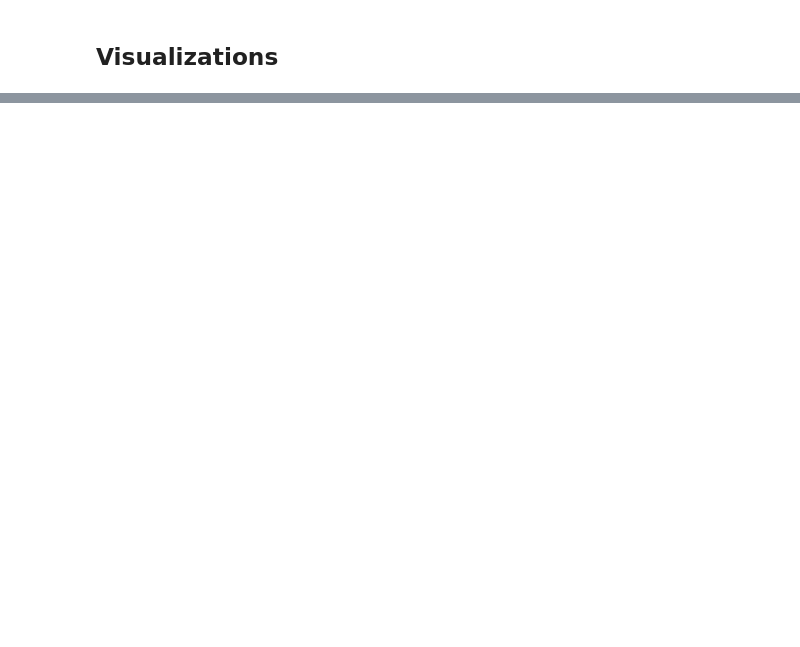
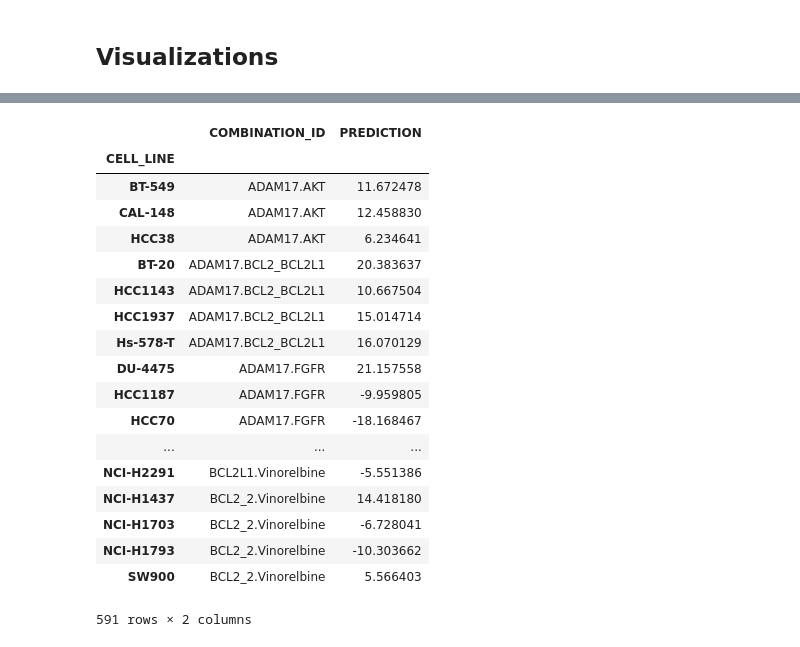
Before and after one commit to joycex99/drug-synergy-modeling, a Jupyter notebook: clustering.ipynb, the cells around one changed output, grey strips where cells are left out. Drawn from its saved outputs; the diff is of its cells as text; code cells hidden in the pictures; blank space fills up the shorter version.

```diff
--- a/clustering.ipynb
+++ b/clustering.ipynb
@@ -422,0 +638,30 @@ plt.show()
+# %%
+sub_Xpd = base_df #pd.get_dummies(base_df, columns=['CELL_LINE', 'COMPOUND_A', 'COMPOUND_B'])
+value_convert(sub_Xpd, ['CELL_LINE', 'COMPOUND_A', 'COMPOUND_B'])
+sub_Xvals = sub_Xpd.values
+# %%
+sub_pred = gbr.predict(sub_Xvals)
+# %%
+pred_cv = pd.DataFrame.from_csv('Submission/prediction.csv', header=0)
+pred_cv['PREDICTION'] = sub_pred
+pred_cv
+# %% [output]
+|  | COMBINATION_ID | PREDICTION |
+| CELL_LINE |  |  |
+| BT-549 | ADAM17.AKT | 11.672478 |
+| CAL-148 | ADAM17.AKT | 12.458830 |
+| HCC38 | ADAM17.AKT | 6.234641 |
+| BT-20 | ADAM17.BCL2_BCL2L1 | 20.383637 |
+| HCC1143 | ADAM17.BCL2_BCL2L1 | 10.667504 |
+| HCC1937 | ADAM17.BCL2_BCL2L1 | 15.014714 |
+| Hs-578-T | ADAM17.BCL2_BCL2L1 | 16.070129 |
+| DU-4475 | ADAM17.FGFR | 21.157558 |
+| HCC1187 | ADAM17.FGFR | -9.959805 |
+| HCC70 | ADAM17.FGFR | -18.168467 |
+| ... | ... | ... |
+| NCI-H2291 | BCL2L1.Vinorelbine | -5.551386 |
+| NCI-H1437 | BCL2_2.Vinorelbine | 14.418180 |
+| NCI-H1703 | BCL2_2.Vinorelbine | -6.728041 |
+| NCI-H1793 | BCL2_2.Vinorelbine | -10.303662 |
+| SW900 | BCL2_2.Vinorelbine | 5.566403 |
+591 rows × 2 columns
```
Also changed, not shown: parts of 56 cells of this notebook, 10 other files.
